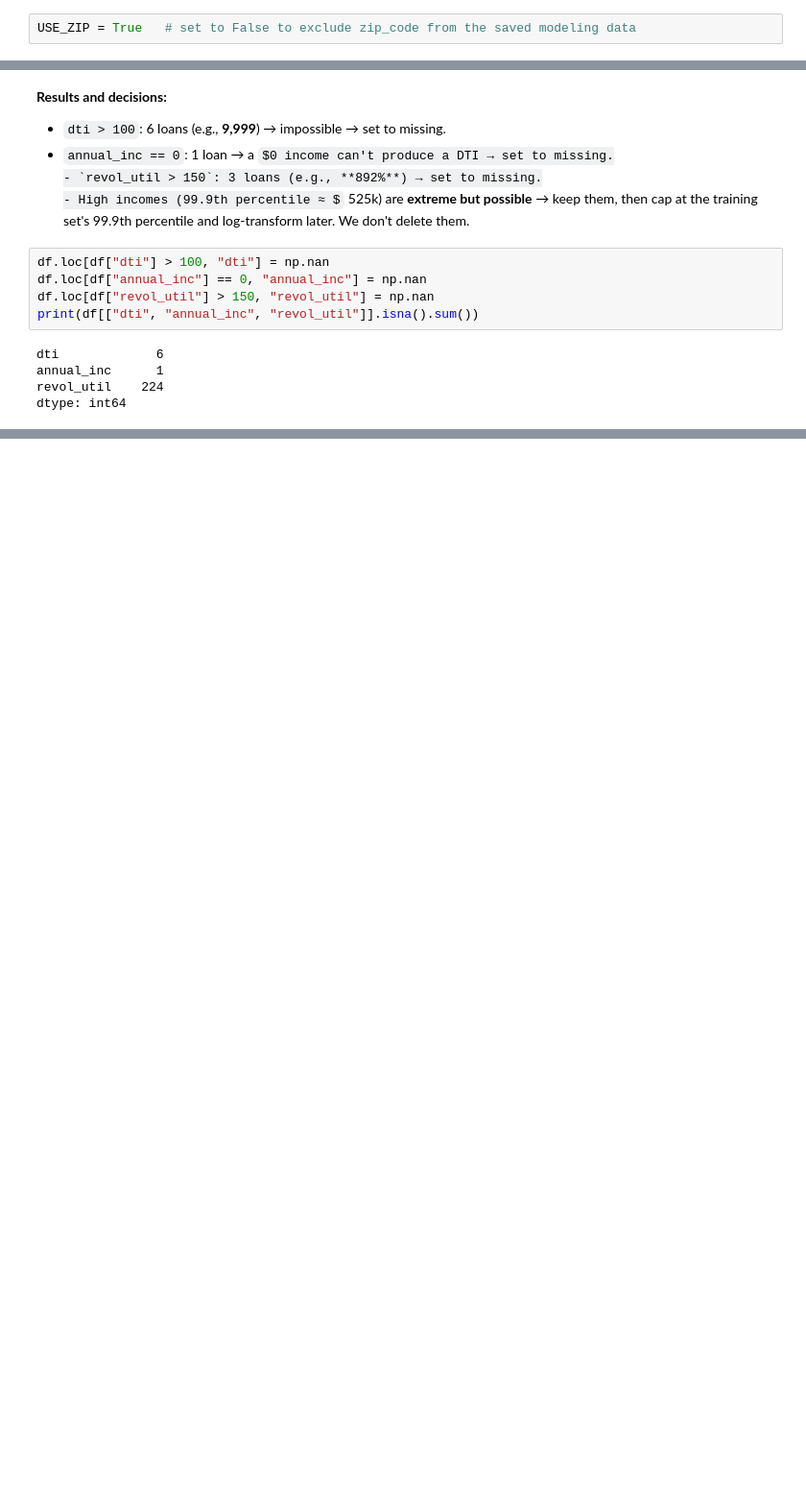
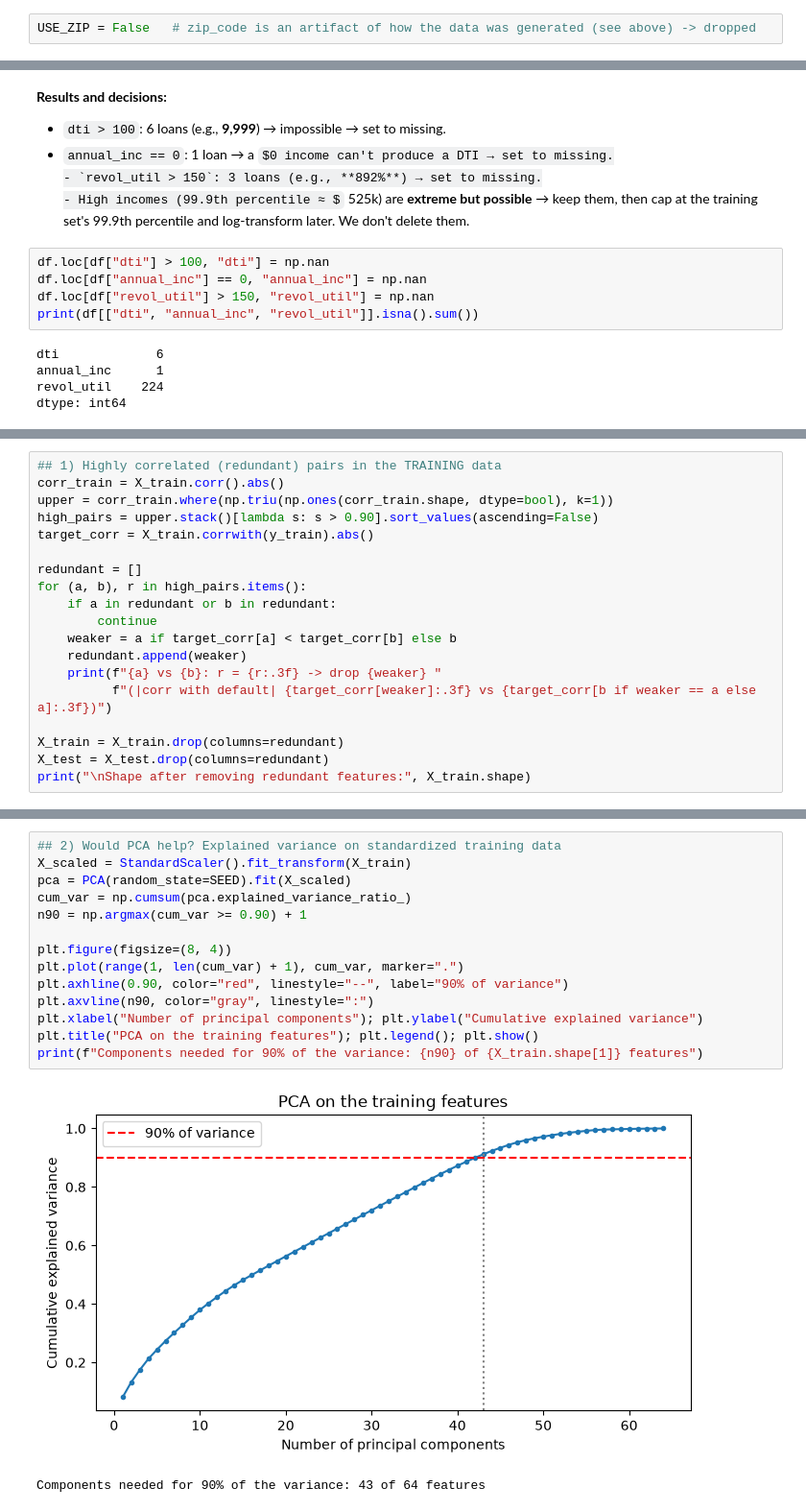
Before and after one commit to hainlidc/ISA-591-Project, a Jupyter notebook: ISA_591_Project.ipynb, the cells around one changed output, grey strips where cells are left out. Shown at 96% size. Saved outputs shown, nothing was run; the diff lists cells and outputs as text; some formulas as TeX source; blank space fills up the shorter version.

```diff
--- a/ISA_591_Project.ipynb
+++ b/ISA_591_Project.ipynb
@@ -481,5 +514,5 @@ Real zip codes never separate defaults this cleanly. The street addresses are cl
 # %%
-USE_ZIP = True   # set to False to exclude zip_code from the saved modeling data
+USE_ZIP = False   # zip_code is an artifact of how the data was generated (see above) -> dropped
 # %%
 ## addr_state: is location by state informative?
 state_rates = df.groupby("addr_state")["default"].agg(["mean", "size"]).sort_values("mean")
@@ -607,0 +959,19 @@ dtype: int64
+# %%
+## 1) Highly correlated (redundant) pairs in the TRAINING data
+corr_train = X_train.corr().abs()
+upper = corr_train.where(np.triu(np.ones(corr_train.shape, dtype=bool), k=1))
+high_pairs = upper.stack()[lambda s: s > 0.90].sort_values(ascending=False)
+target_corr = X_train.corrwith(y_train).abs()
+
+redundant = []
+for (a, b), r in high_pairs.items():
+    if a in redundant or b in redundant:
+        continue
+    weaker = a if target_corr[a] < target_corr[b] else b
+    redundant.append(weaker)
+    print(f"{a} vs {b}: r = {r:.3f} -> drop {weaker} "
+          f"(|corr with default| {target_corr[weaker]:.3f} vs {target_corr[b if weaker == a else a]:.3f})")
+
+X_train = X_train.drop(columns=redundant)
+X_test = X_test.drop(columns=redundant)
+print("\nShape after removing redundant features:", X_train.shape)
@@ -607,0 +989,17 @@ dtype: int64
+# %%
+## 2) Would PCA help? Explained variance on standardized training data
+X_scaled = StandardScaler().fit_transform(X_train)
+pca = PCA(random_state=SEED).fit(X_scaled)
+cum_var = np.cumsum(pca.explained_variance_ratio_)
+n90 = np.argmax(cum_var >= 0.90) + 1
+
+plt.figure(figsize=(8, 4))
+plt.plot(range(1, len(cum_var) + 1), cum_var, marker=".")
+plt.axhline(0.90, color="red", linestyle="--", label="90% of variance")
+plt.axvline(n90, color="gray", linestyle=":")
+plt.xlabel("Number of principal components"); plt.ylabel("Cumulative explained variance")
+plt.title("PCA on the training features"); plt.legend(); plt.show()
+print(f"Components needed for 90% of the variance: {n90} of {X_train.shape[1]} features")
+# %% [output]
+[figure, added]
+Components needed for 90% of the variance: 43 of 64 features
```
Also changed, not shown: parts of 60 cells of this notebook.
